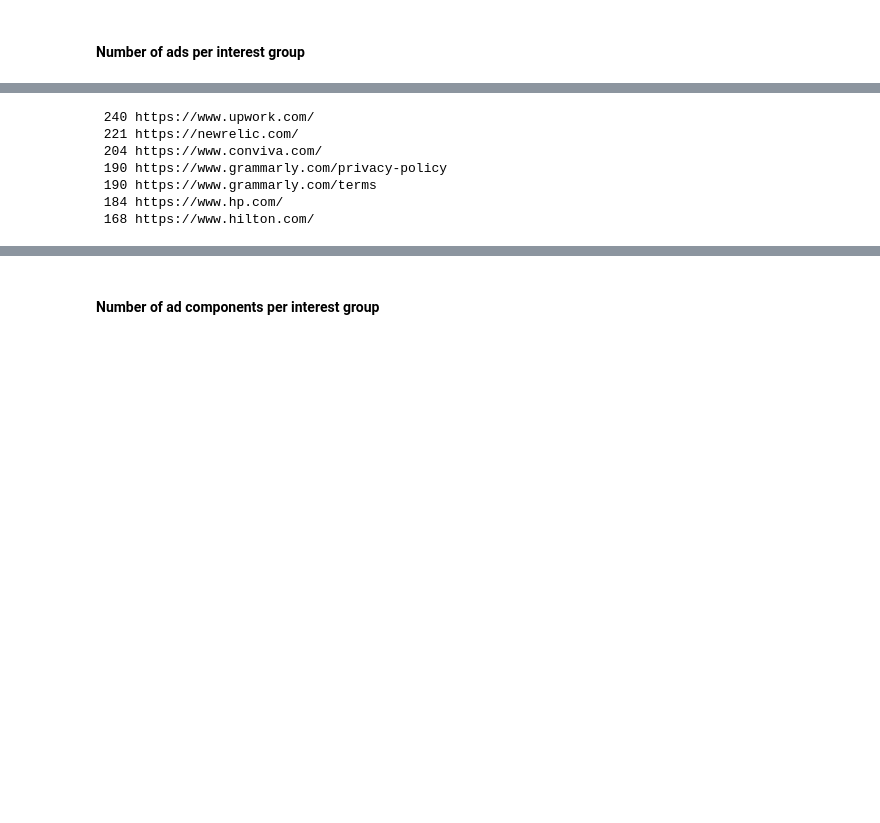
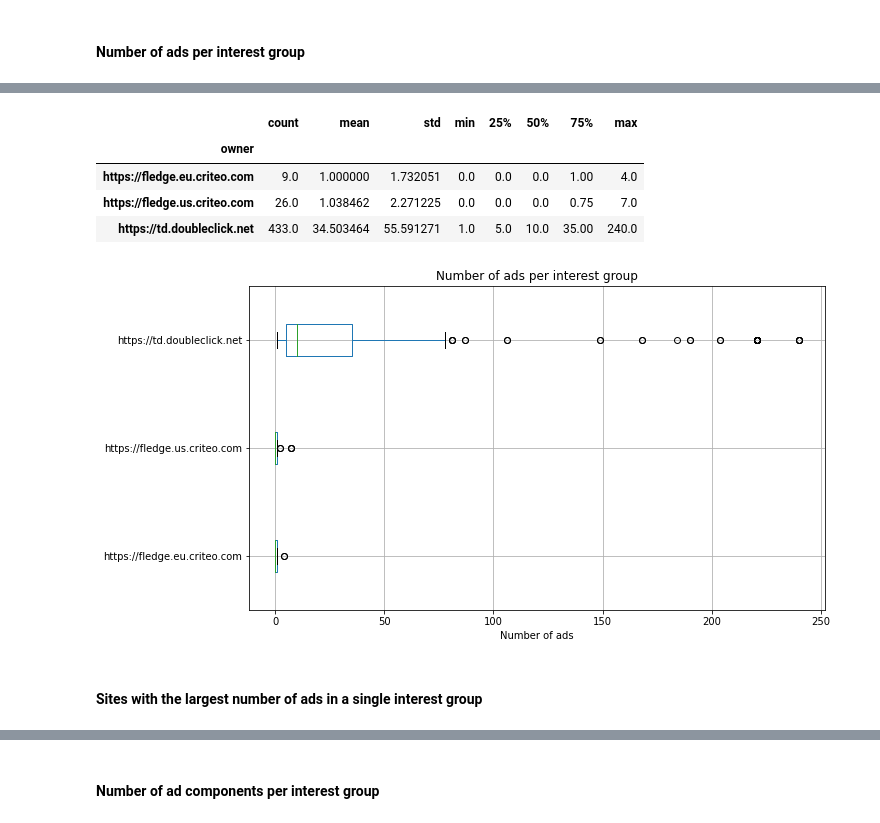
Before and after one commit to MichielP1807/tracker-radar-collector, a Jupyter notebook: post-processing/analysis.ipynb, the cells around one changed output, grey strips where cells are left out. Drawn from its saved outputs; the diff is of its cells as text; code cells hidden in the pictures; blank space fills up the shorter version.

```diff
--- a/post-processing/analysis.ipynb
+++ b/post-processing/analysis.ipynb
@@ -209,20 +246,21 @@ https://fledge.eu.criteo.com:   min:   0, median:   0, max:    4
-# %%
-has_many_ads_in_interest_group = dict()
-for call in saved_calls_sorted_by_type["Navigator.joinAdInterestGroup"]:
-    number_of_ads = len(call["arguments"]["0"].get("ads", []))
-    if number_of_ads > 100:
-        referrer = call["referrer"]
-        if referrer not in has_many_ads_in_interest_group:
-           has_many_ads_in_interest_group[referrer] = 0
-        has_many_ads_in_interest_group[referrer] = max(has_many_ads_in_interest_group[referrer], number_of_ads)
-
-for referrer, amount in sorted(has_many_ads_in_interest_group.items(), key=lambda kv: kv[1], reverse=True):
-    print("%4d %s" % (amount, referrer))
-# %% [output]
- 240 https://www.upwork.com/
- 221 https://newrelic.com/
- 204 https://www.conviva.com/
- 190 https://www.grammarly.com/privacy-policy
- 190 https://www.grammarly.com/terms
- 184 https://www.hp.com/
- 168 https://www.hilton.com/
+# %%
+ax = join_calls.boxplot(
+    column = "adsLen",
+    by = "owner",
+    vert = False,
+    figsize = (10,6)
+)
+ax.get_figure().suptitle("")
+ax.set_title("Number of ads per interest group")
+ax.set_xlabel("Number of ads")
+
+join_calls.groupby("owner")["adsLen"].describe()
+# %% [output]
+|  | count | mean | std | min | 25% | 50% | 75% | max |
+| owner |  |  |  |  |  |  |  |  |
+| https://fledge.eu.criteo.com | 9.0 | 1.000000 | 1.732051 | 0.0 | 0.0 | 0.0 | 1.00 | 4.0 |
+| https://fledge.us.criteo.com | 26.0 | 1.038462 | 2.271225 | 0.0 | 0.0 | 0.0 | 0.75 | 7.0 |
+| https://td.doubleclick.net | 433.0 | 34.503464 | 55.591271 | 1.0 | 5.0 | 10.0 | 35.00 | 240.0 |
+[figure, added]
+# %% [markdown]
+#### Sites with the largest number of ads in a single interest group
```
Also changed, not shown: parts of 35 cells of this notebook.
